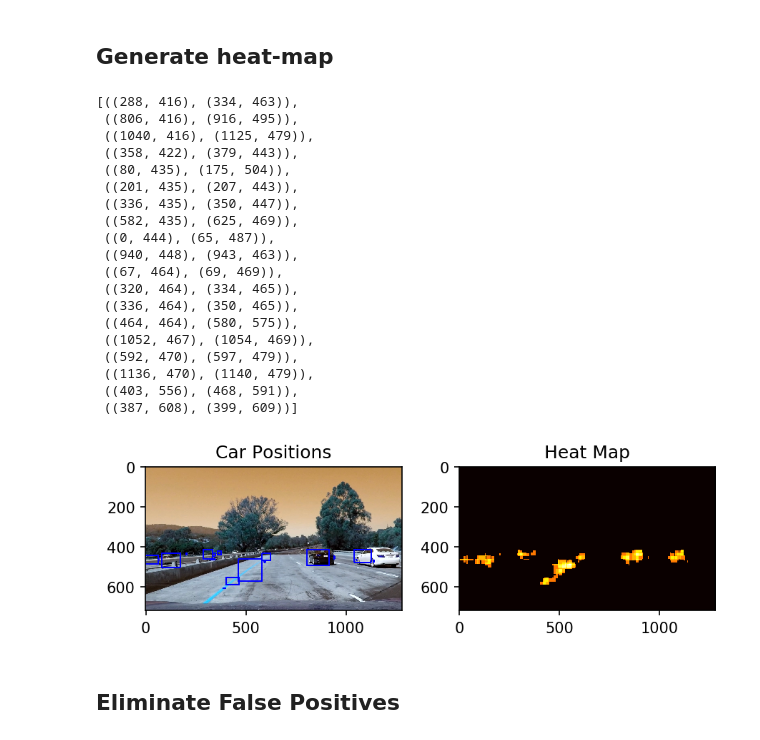
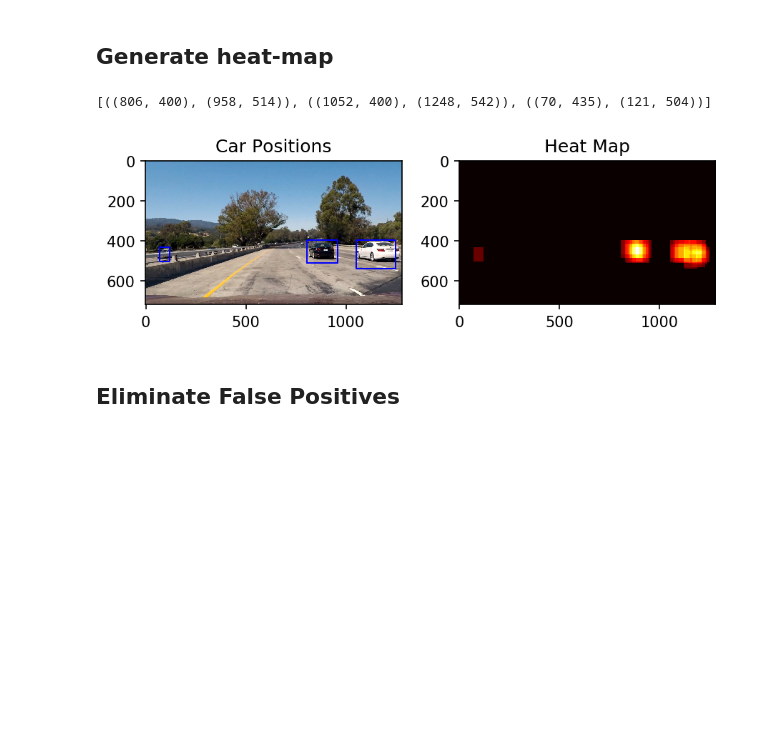
Before and after one commit to jaeoh2/self-driving-car-nd, a Jupyter notebook: CarND-Vehicle-Detection-P5/CarND-Vehicle-detection.ipynb, the cells around one changed output. Saved outputs shown, nothing was run; the diff lists cells and outputs as text; code cells hidden in the pictures; blank space fills up the shorter version.

```diff
--- a/CarND-Vehicle-Detection-P5/CarND-Vehicle-detection.ipynb
+++ b/CarND-Vehicle-Detection-P5/CarND-Vehicle-detection.ipynb
@@ -69,14 +83,14 @@ fig.tight_layout()
 # %%
 # Parameter choised
 color_space = 'YCrCb'   # Can be RGB, HSV, LUV, *HLS, YUV, YCrCb
-orient = 32            #9 # HOG orientations
-pix_per_cell = 16      #8 # HOG pixels per cell
+orient = 12            #32 # HOG orientations
+pix_per_cell = 8      #16 # HOG pixels per cell
 cell_per_block = 2    #2 # HOG cells per block
 hog_channel = 'ALL'   # Can be 0, 1, 2, or "ALL"
-spatial_size = (16,16)  #(8, 8) # Spatial binning dimensions
-hist_bins =  16        #8 # Number of histogram bins
-spatial_feat = False   # Spatial features on or off
-hist_feat = False      # Histogram features on or off
+spatial_size = (32,32)  #(8, 8) # Spatial binning dimensions
+hist_bins =  32        #8 # Number of histogram bins
+spatial_feat = True   # Spatial features on or off
+hist_feat = True      # Histogram features on or off
 hog_feat = True       # HOG features on or off
 # %%
 # Extract features from cars and non-cars
@@ -288,7 +230,7 @@ ystart = 400
 ystop = 656
 scale = 1.5
 test_img = mpimg.imread('./test_images/test1.jpg')
-test_img = cv2.imread('./test_images/test1.jpg')
+# test_img = cv2.imread('./test_images/test1.jpg')
 # %%
 # find_cars(img, ystart, ystop, scale, svc, X_scaler, orient, pix_per_cell, cell_per_block, spatial_size, hist_bins):
 testbbox, draw_img = find_cars(img=test_img,
@@ -333,8 +255,8 @@ plt.imshow(draw_img)
 # %%
 def find_cars_multiple_scale(img, ystart, ystop, svc, X_scaler, orient, pix_per_cell, cell_per_block, spatial_size, hist_bins):
-    #scales = [1.1, 1.4, 1.8, 2.4, 2.9, 3.4]
-    scales = [0.5, 0.7, 1.1, 2.0]
-    #scales = [1.0, 1.5, 2.0, 2.5, 2.9, 3.4]
+    scales = [1.1, 1.4, 1.8, 2.4, 2.9, 3.4]
+    #scales = [0.5, 0.7, 1.1, 2.0]
+    #scales = [1.5, 2.0]
     bbox_list = []
     bboxs = []
     for scale in scales:
@@ -451,40 +373,22 @@ def get_heatmap(img ,box_list,threshold=1, showImg = True):
     else:
         return heatmap, lbl_heat
 # %%
-draw_img, heatmap, heatmap_bbox_list = get_heatmap(test_img, out_bbox, threshold=5)
+draw_img, heatmap, heatmap_bbox_list = get_heatmap(test_img, out_bbox, threshold=2)
 
 fig = plt.figure(dpi=150)
 plt.subplot(221)
 plt.imshow(draw_img)
 plt.title('Car Positions')
 
 plt.subplot(222)
 plt.imshow(heatmap, cmap='hot')
 plt.title('Heat Map')
 
 fig.tight_layout()
 heatmap_bbox_list
 # %% [output]
-[((288, 416), (334, 463)),
- ((806, 416), (916, 495)),
- ((1040, 416), (1125, 479)),
- ((358, 422), (379, 443)),
- ((80, 435), (175, 504)),
- ((201, 435), (207, 443)),
- ((336, 435), (350, 447)),
- ((582, 435), (625, 469)),
- ((0, 444), (65, 487)),
- ((940, 448), (943, 463)),
- ((67, 464), (69, 469)),
- ((320, 464), (334, 465)),
- ((336, 464), (350, 465)),
- ((464, 464), (580, 575)),
- ((1052, 467), (1054, 469)),
- ((592, 470), (597, 479)),
- ((1136, 470), (1140, 479)),
- ((403, 556), (468, 591)),
- ((387, 608), (399, 609))]
+[((806, 400), (958, 514)), ((1052, 400), (1248, 542)), ((70, 435), (121, 504))]
-[figure, old version]
+[figure, new version]
 # %% [markdown]
 ## Eliminate False Positives
 # %%
```
Also changed, not shown: parts of 16 cells of this notebook, 4 other files.
